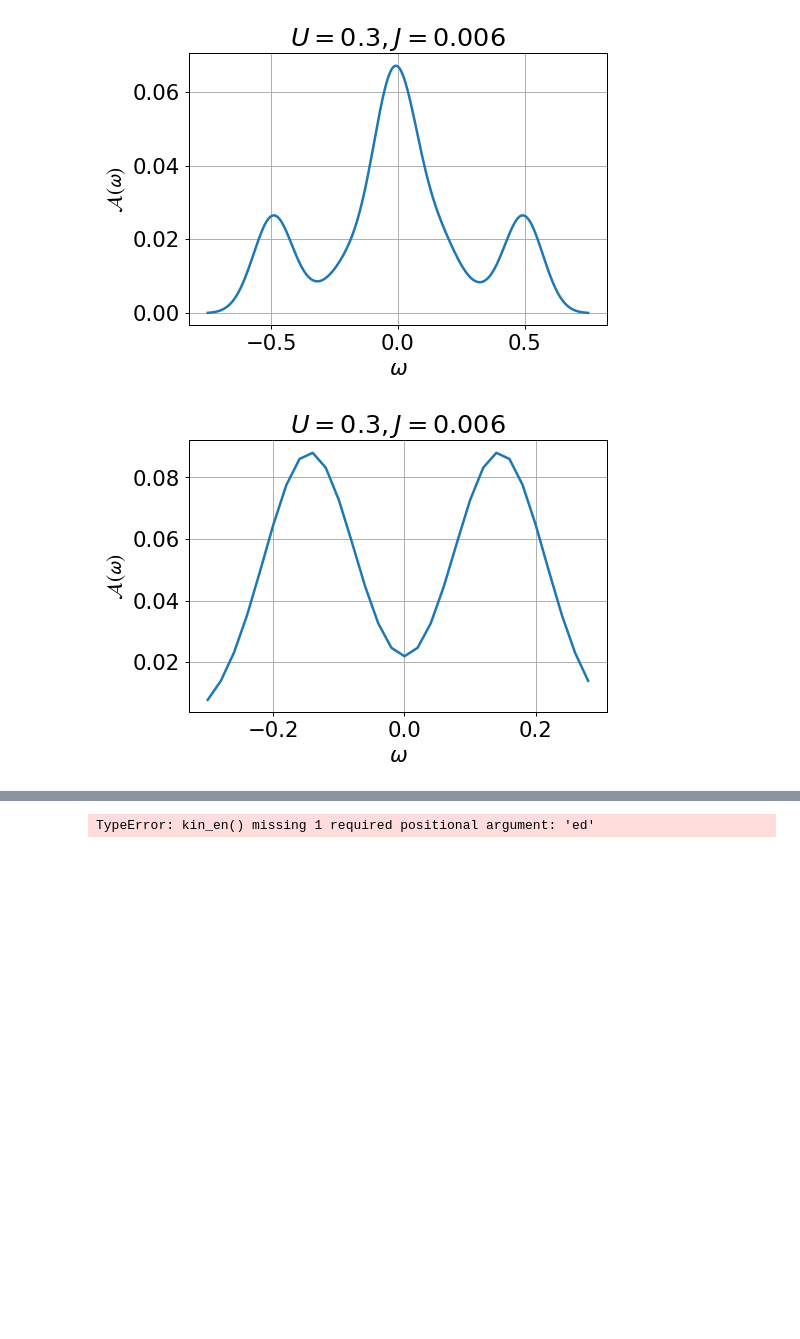
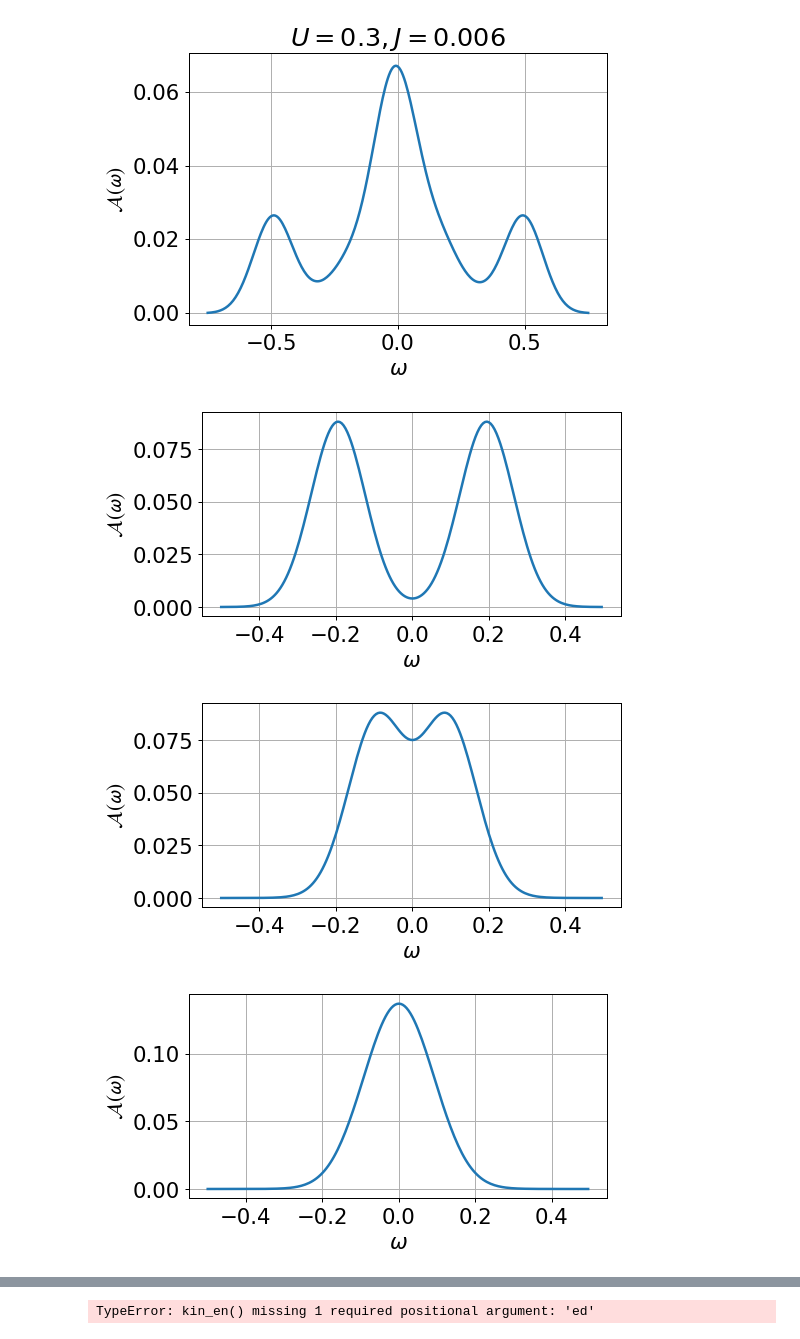
Before and after one commit to abhirup-m/Anderson-Impurity-Model-URG, a Jupyter notebook: reverse_RG/spec_func.ipynb, the cells around one changed output, grey strips where cells are left out. Cells and saved outputs as stored; diff of their text form; code cells hidden in the pictures; blank space fills up the shorter version.

Commit message:
added reverse RG spectral function plots

```diff
--- a/reverse_RG/spec_func.ipynb
+++ b/reverse_RG/spec_func.ipynb
@@ -138,7 +138,7 @@ def rho_at_w(args):
     eta = abs(max(Ek_0))      # width of broadening function
     return (Vmmp_1_sq * exp(-(x1/eta)**2)/(eta*sqrt(pi)) + Vmmp_2_sq * exp(-(x2/eta)**2)/(eta*sqrt(pi))) / Z
 
-def plot_A(U, V, J, U0, J0, flag=True):
+def plot_A(U, V, J, U0, J0, show=True, title=True):
     # U = 0.5, 0.3, 0.2, 0.1, 0
     # J = 0.3, 0.25, 0.2, 0.15, 0.05
     # V = 0.019909015762077577
@@ -164,8 +164,9 @@ def plot_A(U, V, J, U0, J0, flag=True):
     plt.plot(w_range, rho)
     plt.xlabel(r"$\omega$")
     plt.ylabel(r"$\mathcal{A(\omega)}$")
-    plt.title(r"$U={}, J={}$".format(U0, J0))
-    if flag == True:
+    if title == True:
+        plt.title(r"$U={}, J={}$".format(U0, J0))
+    if show == True:
         plt.show()
     return rho
 # %%
@@ -211,11 +212,14 @@ rho_2 = plot_A(U,V,J,U0,J0)
 # %%
 global Ek_0, w_range
 Ek_0 = np.array([-0.1, 0, 0.1])
-w_range = np.arange(-0.3, 0.3, 0.02)
+w_range = np.arange(-0.5, 0.5, 0.005)
 V = 0.006315372549557469
 U0 = 0.3
 J0 = 0.006
-for U,J in zip([0.2886301794495707,0.0886301794495707], [0.001175939200139961, 0.03175939200139961]):
-    rho_2 = plot_A(U,V,J,U0,J0,flag=False)
+plt.rcParams["figure.figsize"]= 6, 3
+for U,J in zip([0.3886301794495707, 0.1886301794495707,0.0886301794495707], [0.001175939200139961, 0.021175939200139961, 0.03175939200139961]):
+    rho_2 = plot_A(U,V,J,U0,J0, title=False)
 # %% [output]
-[figure, old version]
+[figure, new version]
+[figure, added]
+[figure, added]
```
Also changed, not shown: parts of 1 cell of this notebook, 7 other files.
